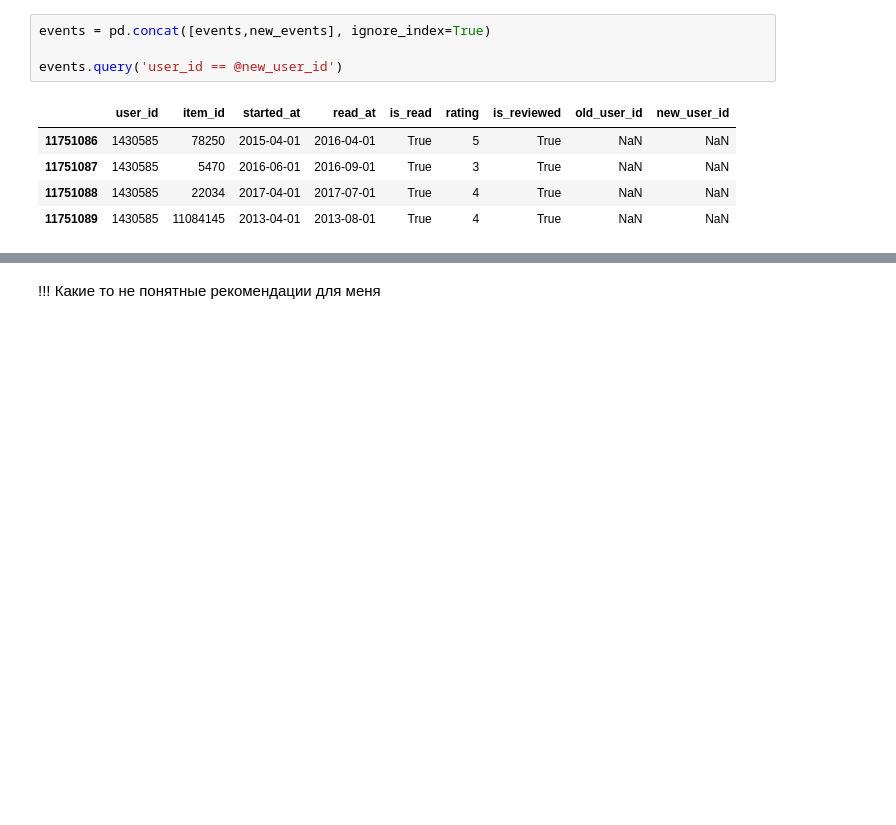
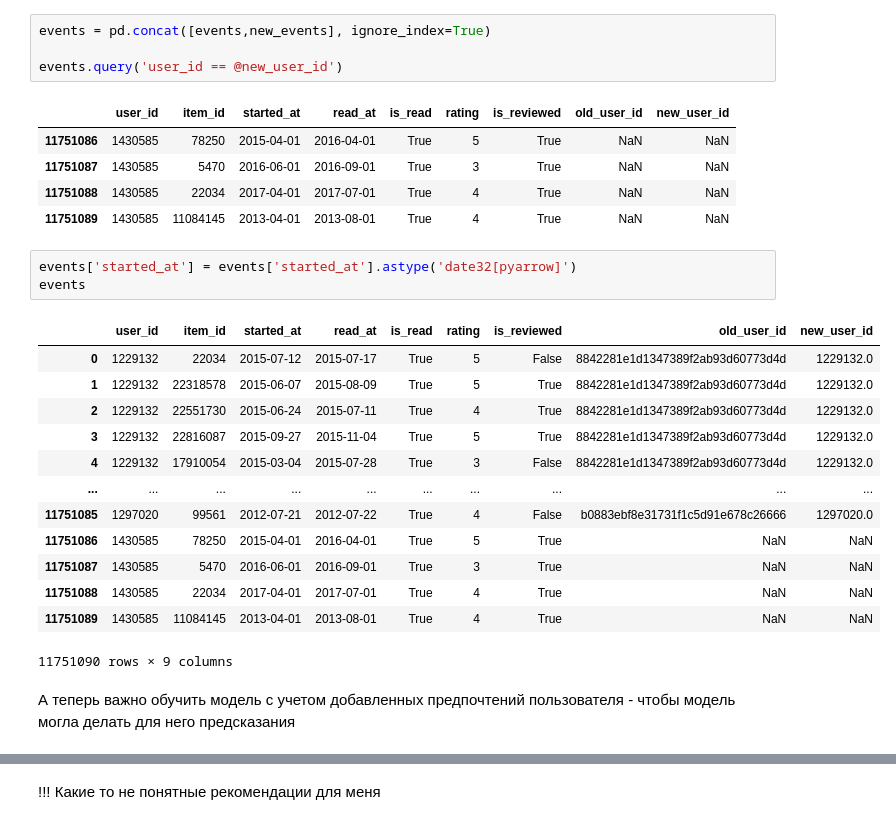
Before and after one commit to khromenko/mle-recsys-start, a Jupyter notebook: main_offline.ipynb, the cells around one changed output, grey strips where cells are left out. Cells and saved outputs as stored; diff of their text form; blank space fills up the shorter version.

```diff
--- a/main_offline.ipynb
+++ b/main_offline.ipynb
@@ -641,3 +628,22 @@ events.query('user_id == @new_user_id')
 | 11751087 | 1430585 | 5470 | 2016-06-01 | 2016-09-01 | True | 3 | True | NaN | NaN |
 | 11751088 | 1430585 | 22034 | 2017-04-01 | 2017-07-01 | True | 4 | True | NaN | NaN |
 | 11751089 | 1430585 | 11084145 | 2013-04-01 | 2013-08-01 | True | 4 | True | NaN | NaN |
+# %%
+events['started_at'] = events['started_at'].astype('date32[pyarrow]')
+events
+# %% [output]
+|  | user_id | item_id | started_at | read_at | is_read | rating | is_reviewed | old_user_id | new_user_id |
+| 0 | 1229132 | 22034 | 2015-07-12 | 2015-07-17 | True | 5 | False | 8842281e1d1347389f2ab93d60773d4d | 1229132.0 |
+| 1 | 1229132 | 22318578 | 2015-06-07 | 2015-08-09 | True | 5 | True | 8842281e1d1347389f2ab93d60773d4d | 1229132.0 |
+| 2 | 1229132 | 22551730 | 2015-06-24 | 2015-07-11 | True | 4 | True | 8842281e1d1347389f2ab93d60773d4d | 1229132.0 |
+| 3 | 1229132 | 22816087 | 2015-09-27 | 2015-11-04 | True | 5 | True | 8842281e1d1347389f2ab93d60773d4d | 1229132.0 |
+| 4 | 1229132 | 17910054 | 2015-03-04 | 2015-07-28 | True | 3 | False | 8842281e1d1347389f2ab93d60773d4d | 1229132.0 |
+| ... | ... | ... | ... | ... | ... | ... | ... | ... | ... |
+| 11751085 | 1297020 | 99561 | 2012-07-21 | 2012-07-22 | True | 4 | False | b0883ebf8e31731f1c5d91e678c26666 | 1297020.0 |
+| 11751086 | 1430585 | 78250 | 2015-04-01 | 2016-04-01 | True | 5 | True | NaN | NaN |
+| 11751087 | 1430585 | 5470 | 2016-06-01 | 2016-09-01 | True | 3 | True | NaN | NaN |
+| 11751088 | 1430585 | 22034 | 2017-04-01 | 2017-07-01 | True | 4 | True | NaN | NaN |
+| 11751089 | 1430585 | 11084145 | 2013-04-01 | 2013-08-01 | True | 4 | True | NaN | NaN |
+11751090 rows × 9 columns
+# %% [markdown]
+А теперь важно обучить модель с учетом добавленных предпочтений пользователя - чтобы модель могла делать для него предсказания
```
Also changed, not shown: parts of 20 cells of this notebook.
